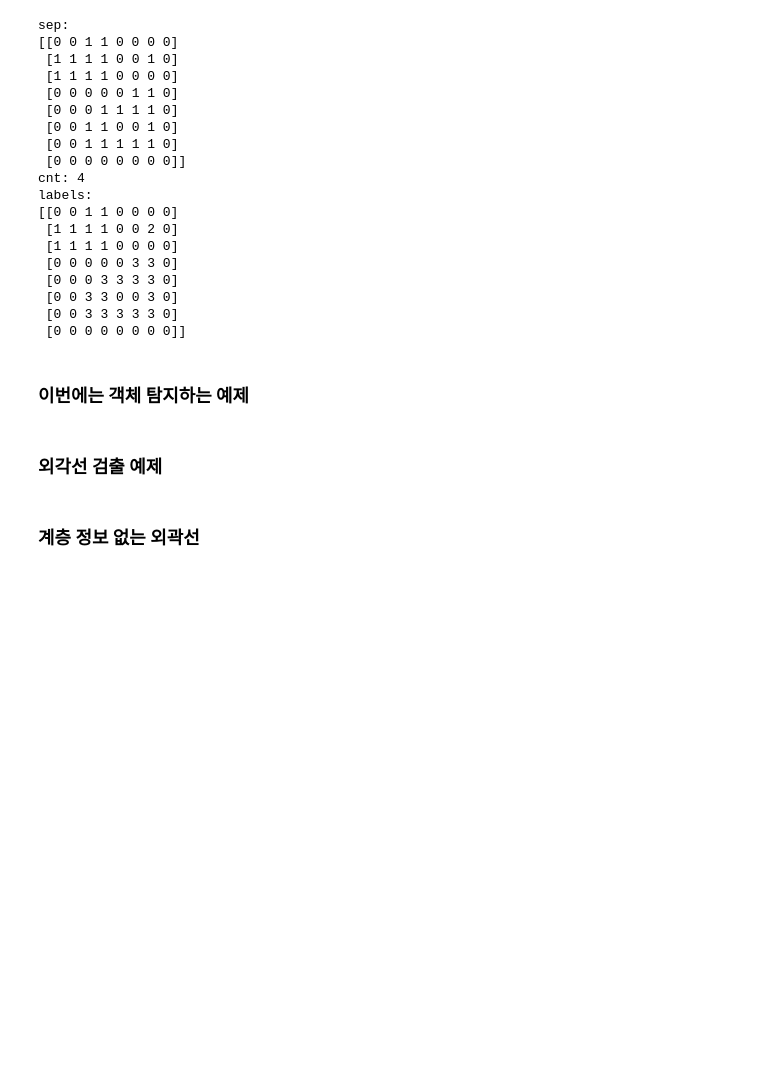
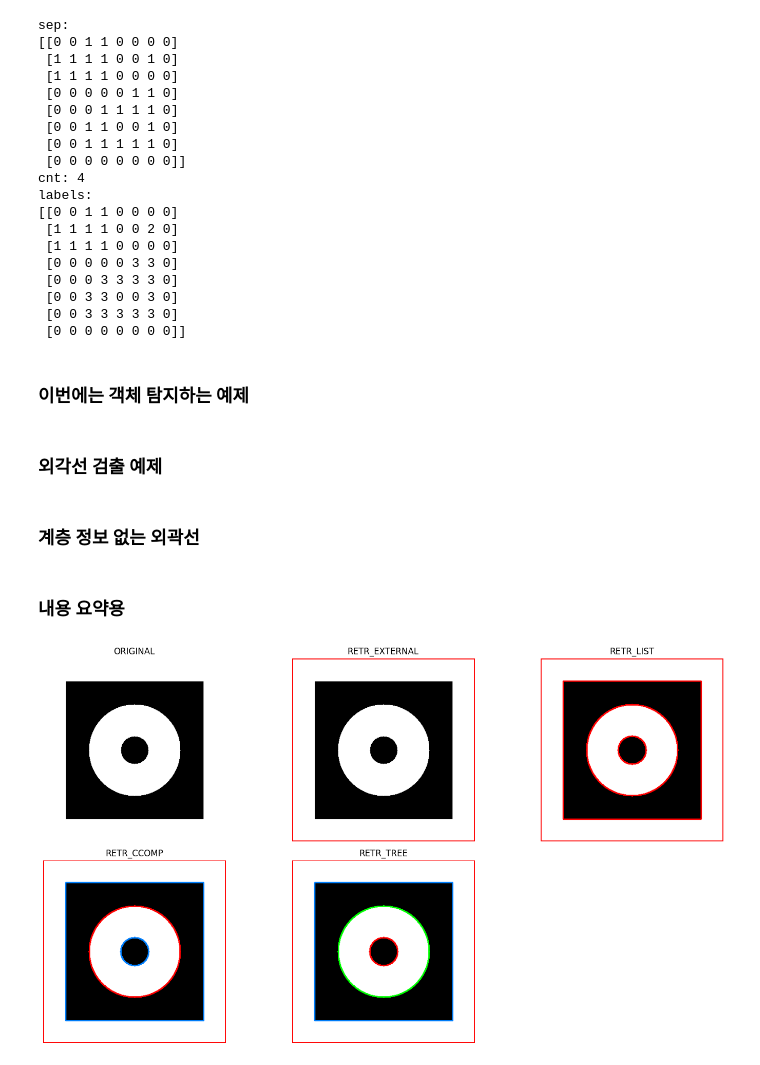
Before and after one commit to kimminsu0519/Dev_Repo, a Jupyter notebook: OpenCV/src/binarization.ipynb, the cells around one changed output. Saved outputs shown, nothing was run; the diff lists cells and outputs as text; code cells hidden in the pictures; blank space fills up the shorter version.

```diff
--- a/OpenCV/src/binarization.ipynb
+++ b/OpenCV/src/binarization.ipynb
@@ -220,3 +221,68 @@ for pts in contours:
 cv2.imshow('Shapes', img)
 cv2.waitKey()
 cv2.destroyAllWindows()
+# %% [markdown]
+### 내용 요약용
+# %%
+# 계층 시각화 비교: 각 RETR 모드별로 계층 단계가 있으면 색상, 없으면 빨간색만
+
+# 1. 동일한 예제 이미지 생성
+img = np.ones((400, 400), dtype=np.uint8) * 255
+cv2.rectangle(img, (50, 50), (350, 350), 0, -1)
+cv2.circle(img, (200, 200), 100, 255, -1)
+cv2.circle(img, (200, 200), 30, 0, -1)
+_, bin_img = cv2.threshold(img, 128, 255, cv2.THRESH_BINARY)
+
+# 2. 정의: 계층 그리기 함수
+colors = [(0, 0, 255), (255, 128, 0), (0, 255, 0), (0, 0, 255)]  # 계층별 색
+
+def draw_contours_with_hierarchy(img, contours, hierarchy, idx=0, level=0):
+    while idx != -1:
+        color = colors[level % len(colors)]
+        cv2.drawContours(img, contours, idx, color, 2)
+        child = hierarchy[idx][2]
+        draw_contours_with_hierarchy(img, contours, hierarchy, child, level + 1)
+        idx = hierarchy[idx][0]
+
+# 3. 비교할 모드
+modes = [
+    ("ORIGINAL", None),
+    ("RETR_EXTERNAL", cv2.RETR_EXTERNAL),
+    ("RETR_LIST", cv2.RETR_LIST),
+    ("RETR_CCOMP", cv2.RETR_CCOMP),
+    ("RETR_TREE", cv2.RETR_TREE),
+]
+
+results = []
+
+for name, mode in modes:
+    if mode is None:
+        results.append((name, cv2.cvtColor(img, cv2.COLOR_GRAY2BGR)))
+        continue
+
+    color_img = cv2.cvtColor(bin_img, cv2.COLOR_GRAY2BGR)
+    contours, hierarchy = cv2.findContours(bin_img, mode, cv2.CHAIN_APPROX_SIMPLE)
+
+    if hierarchy is not None:
+        hierarchy = hierarchy[0]
+        draw_contours_with_hierarchy(color_img, contours, hierarchy, 0, 0)
+    else:
+        # 계층 구조가 없으면 모두 빨간색
+        cv2.drawContours(color_img, contours, -1, (0, 0, 255), 2)
+
+    results.append((name, color_img))
+
+# 4. 시각화
+plt.figure(figsize=(15, 8))
+for i, (title, img_result) in enumerate(results):
+    plt.subplot(2, 3, i + 1)
+    plt.imshow(img_result[..., ::-1])
+    plt.title(title)
+    plt.axis('off')
+
+
+
+plt.tight_layout()
+plt.show()
+# %% [output]
+[figure, added]
```
Also changed, not shown: parts of 1 cell of this notebook, 23 other files.
